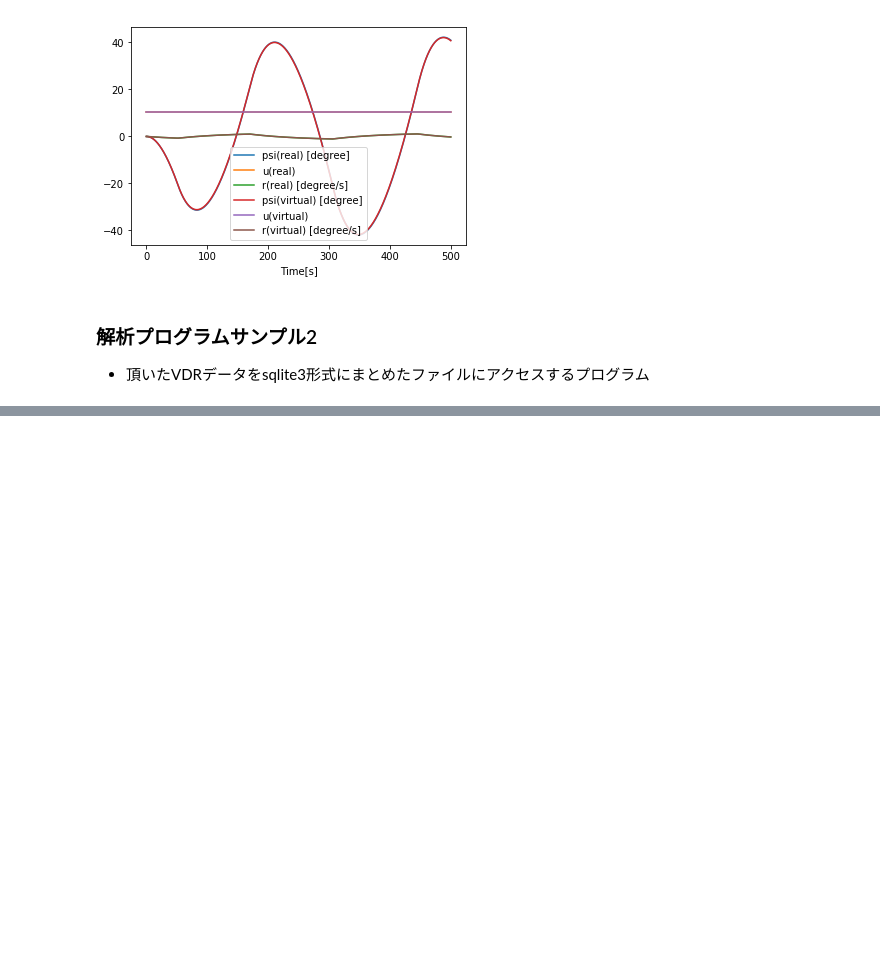
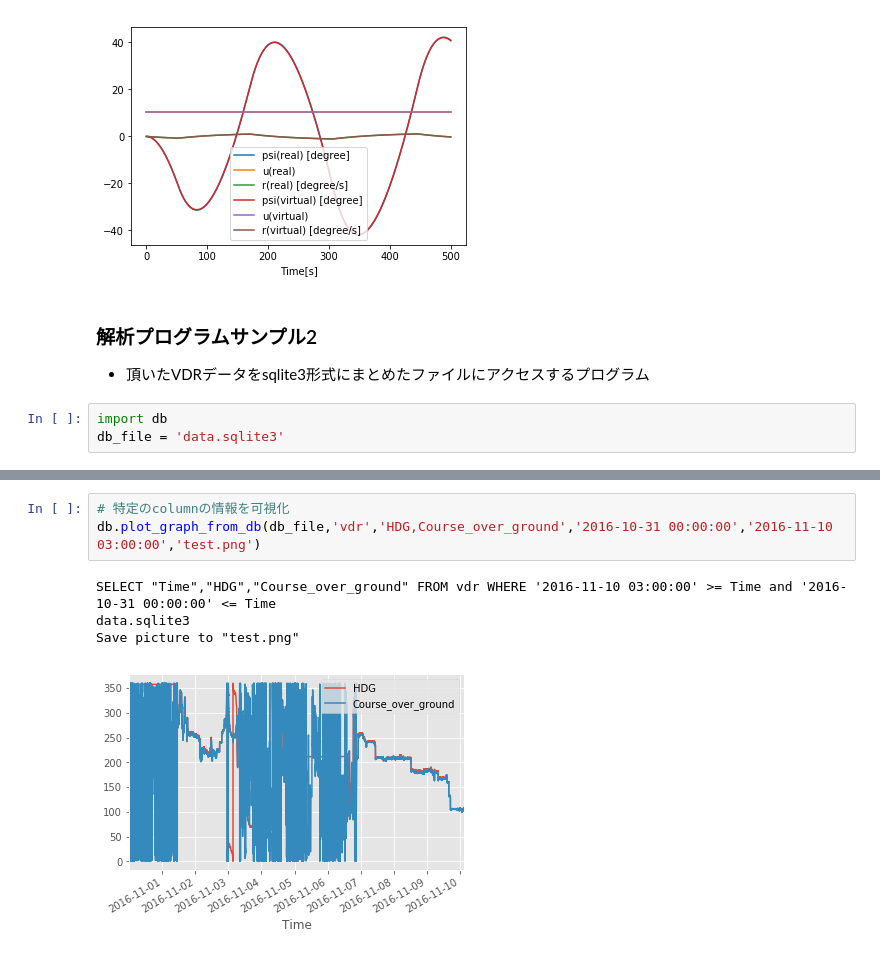
Before and after one commit to RyotaMiyawaki/ship_dt, a Jupyter notebook: dt_analysis_sample2018.ipynb, the cells around one changed output, grey strips where cells are left out. Saved outputs shown, nothing was run; the diff lists cells and outputs as text; blank space fills up the shorter version.

Commit message:
Add sqlite3 db analysis

```diff
--- a/dt_analysis_sample2018.ipynb
+++ b/dt_analysis_sample2018.ipynb
@@ -112,3 +112,6 @@ Text(0.5,0,'Time[s]')
 # %% [markdown]
 ### 解析プログラムサンプル2
 - 頂いたVDRデータをsqlite3形式にまとめたファイルにアクセスするプログラム
+# %%
+import db
+db_file = 'data.sqlite3'
@@ -114,0 +147,8 @@ Text(0.5,0,'Time[s]')
+# %%
+# 特定のcolumnの情報を可視化
+db.plot_graph_from_db(db_file,'vdr','HDG,Course_over_ground','2016-10-31 00:00:00','2016-11-10 03:00:00','test.png')
+# %% [output]
+SELECT "Time","HDG","Course_over_ground" FROM vdr WHERE '2016-11-10 03:00:00' >= Time and '2016-10-31 00:00:00' <= Time
+data.sqlite3
+Save picture to "test.png"
+[figure, added]
```
Also changed, not shown: parts of 4 cells of this notebook, 2 other files.
